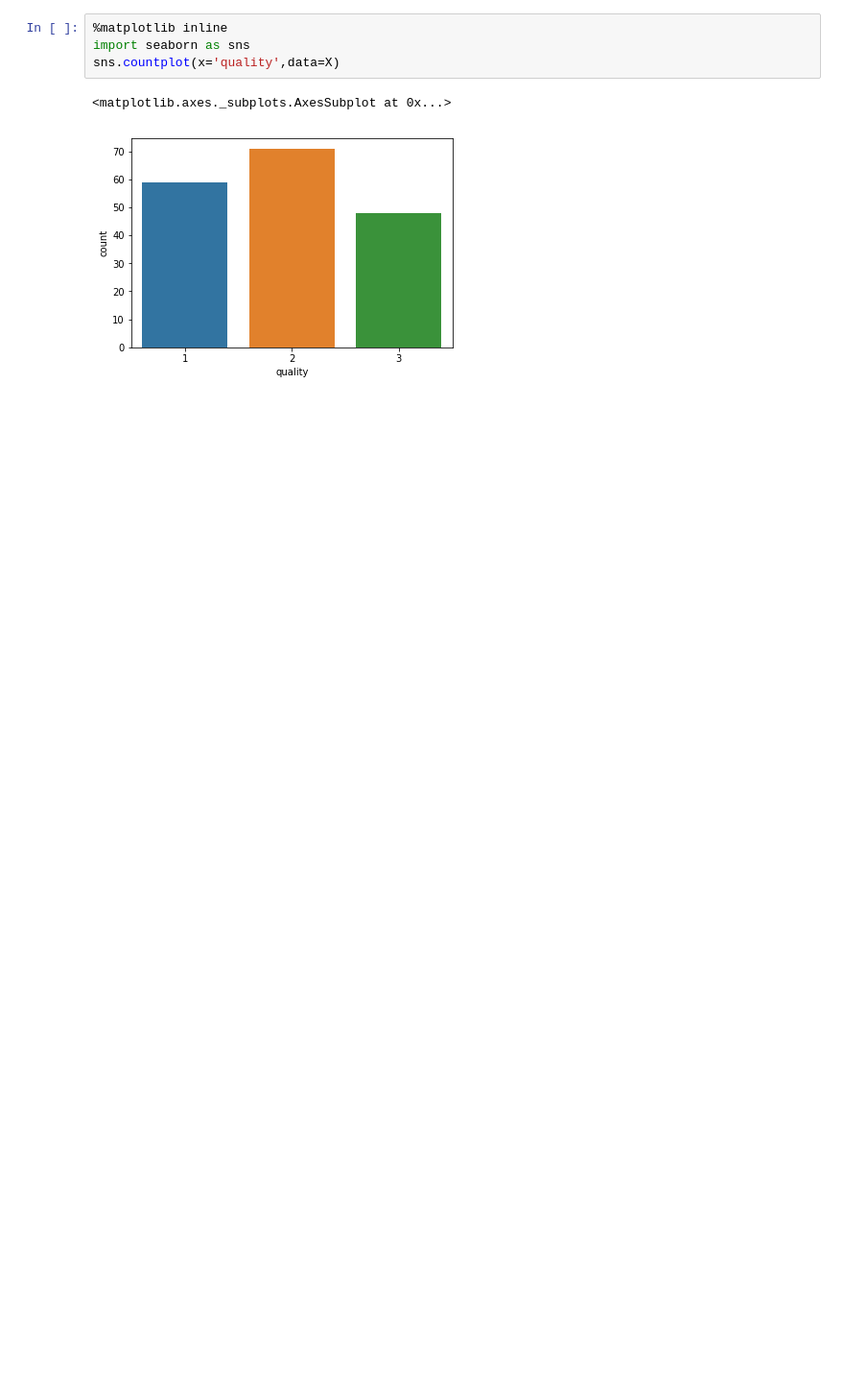
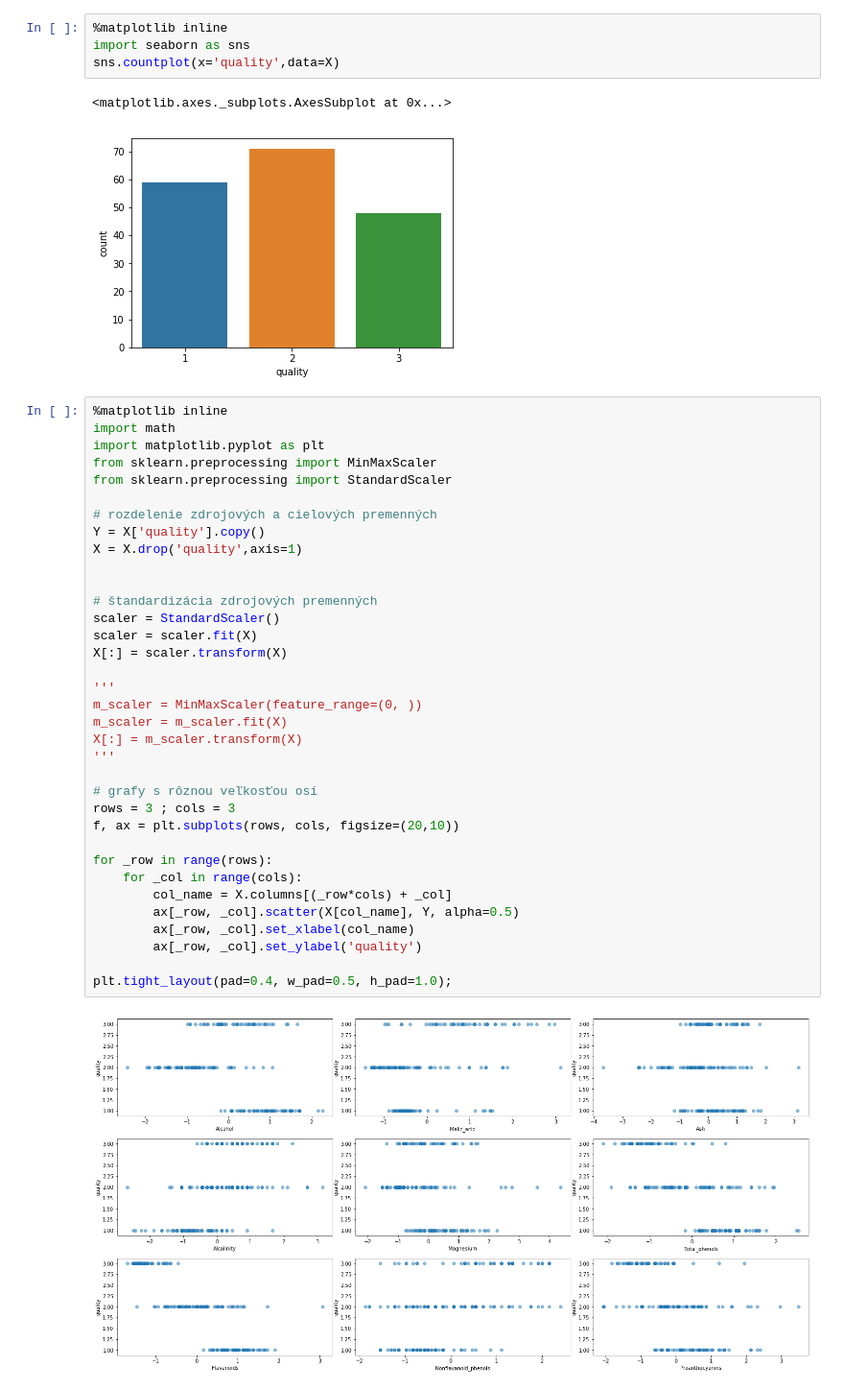
Before and after one commit to MajkaH/Holkova_NS2019, a Jupyter notebook: utf-8''Holkova_projekt.ipynb, the cells around one changed output. Shown: that part at 96% size. Cells and saved outputs as stored; diff of their text form; blank space fills up the shorter version.

```diff
--- a/utf-8''Holkova_projekt.ipynb
+++ b/utf-8''Holkova_projekt.ipynb
@@ -51,3 +51,40 @@ sns.countplot(x='quality',data=X)
 # %% [output]
 <matplotlib.axes._subplots.AxesSubplot at 0x...>
 [figure]
+# %%
+%matplotlib inline
+import math
+import matplotlib.pyplot as plt
+from sklearn.preprocessing import MinMaxScaler
+from sklearn.preprocessing import StandardScaler
+
+# rozdelenie zdrojových a cielových premenných
+Y = X['quality'].copy()
+X = X.drop('quality',axis=1)
+
+
+# štandardizácia zdrojových premenných
+scaler = StandardScaler()
+scaler = scaler.fit(X)
+X[:] = scaler.transform(X)
+
+'''
+m_scaler = MinMaxScaler(feature_range=(0, ))
+m_scaler = m_scaler.fit(X)
+X[:] = m_scaler.transform(X)
+'''
+
+# grafy s rôznou veľkosťou osí
+rows = 3 ; cols = 3
+f, ax = plt.subplots(rows, cols, figsize=(20,10))
+
+for _row in range(rows):
+    for _col in range(cols):
+        col_name = X.columns[(_row*cols) + _col]
+        ax[_row, _col].scatter(X[col_name], Y, alpha=0.5)
+        ax[_row, _col].set_xlabel(col_name)
+        ax[_row, _col].set_ylabel('quality')
+
+plt.tight_layout(pad=0.4, w_pad=0.5, h_pad=1.0);
+# %% [output]
+[figure, added]
```
Also changed, not shown: parts of 6 cells of this notebook.
